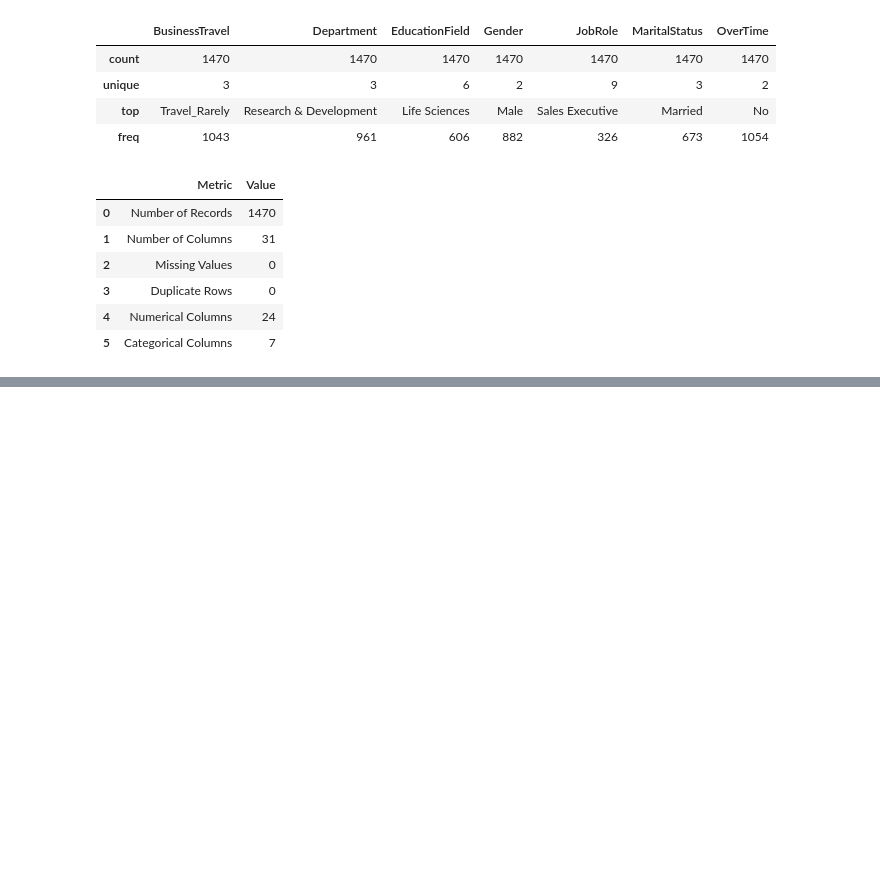
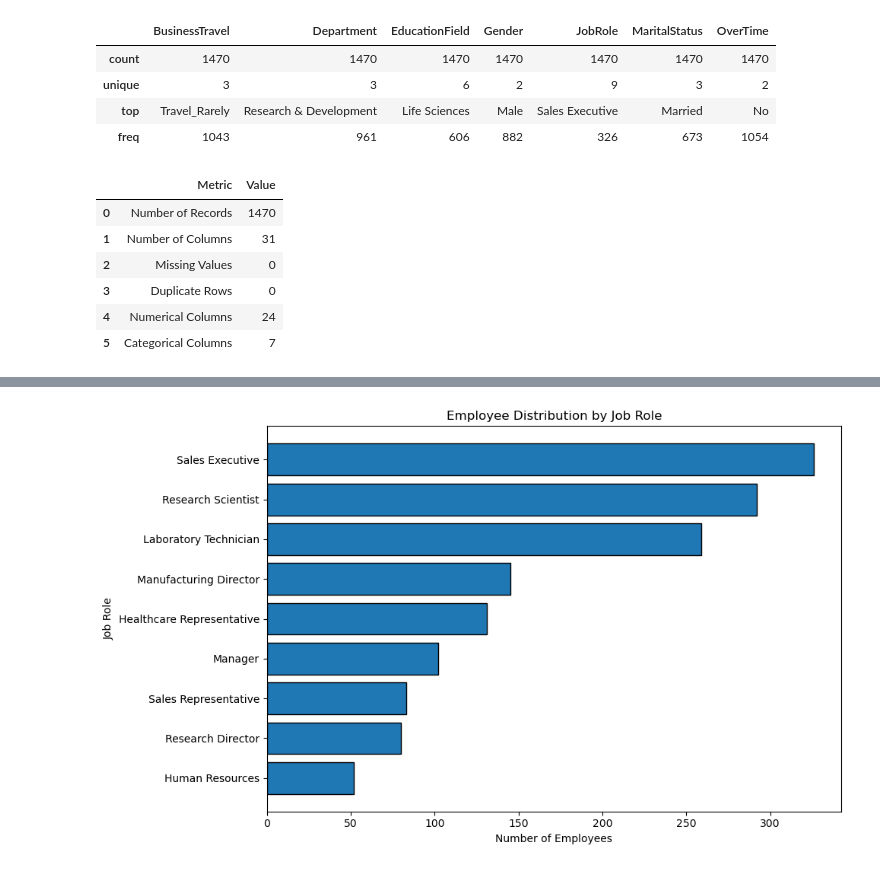
Before and after one commit to mananipratik/i_project, a Jupyter notebook: nb/3_eda.ipynb, the cells around one changed output, grey strips where cells are left out. Saved outputs shown, nothing was run; the diff lists cells and outputs as text; code cells hidden in the pictures; blank space fills up the shorter version.

```diff
--- a/nb/3_eda.ipynb
+++ b/nb/3_eda.ipynb
@@ -179,0 +314,13 @@ display(dataset_overview)
+# %%
+job_role_summary = (
+    df['JobRole']
+    .value_counts()
+    .reset_index()
+)
+
+job_role_summary.columns = [
+    'Job_Role',
+    'Employee_Count'
+]
+
+display(job_role_summary)
@@ -179,0 +338,8 @@ display(dataset_overview)
+# %%
+job_role_summary['Percentage'] = (
+    job_role_summary['Employee_Count']
+    / job_role_summary['Employee_Count'].sum()
+    * 100
+).round(2)
+
+display(job_role_summary)
@@ -179,0 +357,26 @@ display(dataset_overview)
+# %%
+import matplotlib.pyplot as plt
+
+# Sort data for better visualization
+job_role_chart = job_role_summary.sort_values(
+    by='Employee_Count',
+    ascending=True
+)
+
+plt.figure(figsize=(10, 6))
+
+plt.barh(
+    job_role_chart['Job_Role'],
+    job_role_chart['Employee_Count'],
+    edgecolor='black'
+)
+
+plt.title('Employee Distribution by Job Role')
+plt.xlabel('Number of Employees')
+plt.ylabel('Job Role')
+
+plt.tight_layout()
+
+plt.show()
+# %% [output]
+[figure, added]
```
Also changed, not shown: parts of 41 cells of this notebook, 13 other files.
